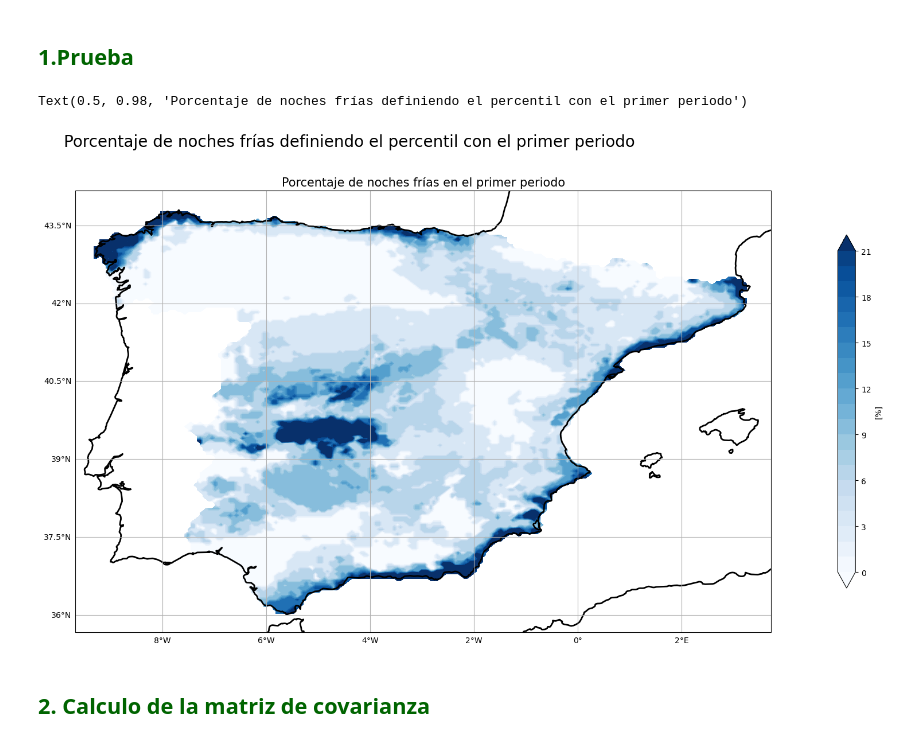
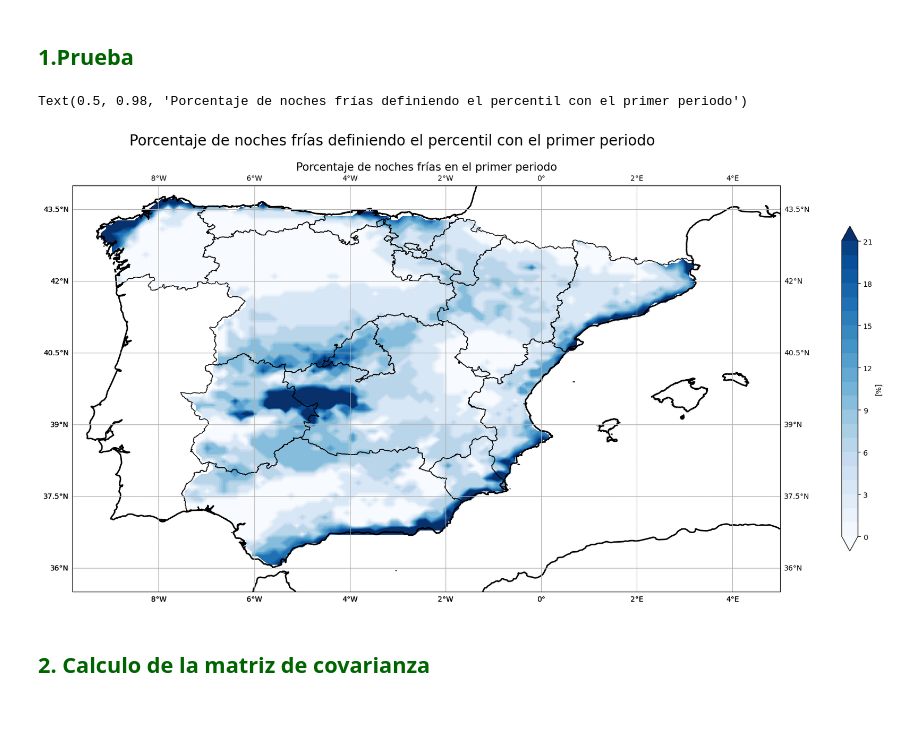
Before and after one commit to nagoremeabe/practica_3, a Jupyter notebook: parte_3.ipynb, the cells around one changed output. Cells and saved outputs as stored; diff of their text form; code cells hidden in the pictures; blank space fills up the shorter version.

Commit message:
REMALLADO

```diff
--- a/parte_3.ipynb
+++ b/parte_3.ipynb
@@ -33,36 +35,50 @@ variable = data.__xarray_dataarray_variable__
+# %%
+# remallado de los datos ya que para las EOF-s no se necesita tanta resolucion
+tn10_remallado = variable.interp(lat=variable.lat[::2]).interp(lon=variable.lon[::2])
+tn10_remallado = tn10_remallado.set_index(lon='x')
+tn10_remallado = tn10_remallado.set_index(lat='y')
 # %%
+# Para pintar los bordes de las comunidades autónomas se utilizan datos de https://gadm.org/download_country.html
+fname = 'data/mapas/gadm41_ESP_1.shp'
+
+adm1_shapes = list(shpreader.Reader(fname).geometries())
+
 # selecciono un dia en especifico
-perc_1_mean = variable.sel(time = '1901-01-01')
+perc_1_mean = tn10_remallado.sel(time = '1901-01-01')
 
-# Representamos el porcentaje para cada punto de la malla de datos
+# representamos el porcentaje para cada punto de la malla de datos
 fig = plt.figure(figsize=(30,10), tight_layout=False)
 ax1 = fig.add_subplot(111, projection=ccrs.PlateCarree())
-# ax2 = fig.add_subplot(212, projection=ccrs.PlateCarree())
 cbarticks = np.arange(0,22,1)
 
 gl = ax1.gridlines(draw_labels = True)
 gl.ylabels_right = False
 gl.xlabels_top   = False
 
 cmap= 'Blues'
 unidades= '[%]'
 
-im=ax1.contourf(lon, lat, perc_1_mean, cbarticks,cmap = cmap, extend='both',
+im=ax1.contourf(perc_1_mean.lon, perc_1_mean.lat, perc_1_mean, cbarticks,cmap = cmap, extend='both',
                   vmin = 0, vmax = 22)
 
-# im2 = ax2.contourf(lon, lat, perc_2_mean, cbarticks,cmap = cmap, extend='both',
-#                    vmin = mini, vmax = maxi)
-# ax2.coastlines(linewidth = 2)
-ax1.coastlines(linewidth = 2)
+# pintamos las líneas de costa y las fronteras de comunidades
+ax1.coastlines(resolution='10m')
+ax1.add_geometries(adm1_shapes, ccrs.PlateCarree(), # cuidado con los sistemas de coordenadas, esto esta definido solo para este sistema
+                  edgecolor='black', facecolor='None', alpha=1)
+ax1.set_global()
+ax1.gridlines(draw_labels = True,linestyle='--',alpha=0.7,zorder=1) # añadimos ejes
+ax1.set_extent([-9.8,5,35.5,44], ccrs.PlateCarree()) # fijamos los límites del plot
+
+# determino el colotbar
 fig.colorbar(im,ax=ax1,shrink=0.8, label=unidades,orientation='vertical')
-# fig.colorbar(im2,ax=ax2,shrink=0.8, label=unidades,orientation='vertical')
+
+# titulo superior y titulos - ESTO DEBERÍA CAMBIARLO
 ax1.set_title('Porcentaje de noches frías en el primer periodo',fontsize=15)
-# ax2.set_title('Porcentaje de noches frías en el segundo periodo',fontsize=15)
 fig.suptitle('Porcentaje de noches frías definiendo el percentil con el primer periodo',
              fontsize = 20)
 # %% [output]
 Text(0.5, 0.98, 'Porcentaje de noches frías definiendo el percentil con el primer periodo')
-[figure, old version]
+[figure, new version]
 # %% [markdown]
 ## <span style='color:darkgreen'>2. Calculo de la matriz de covarianza</span>
 # %%
```
Also changed, not shown: parts of 3 cells of this notebook.
